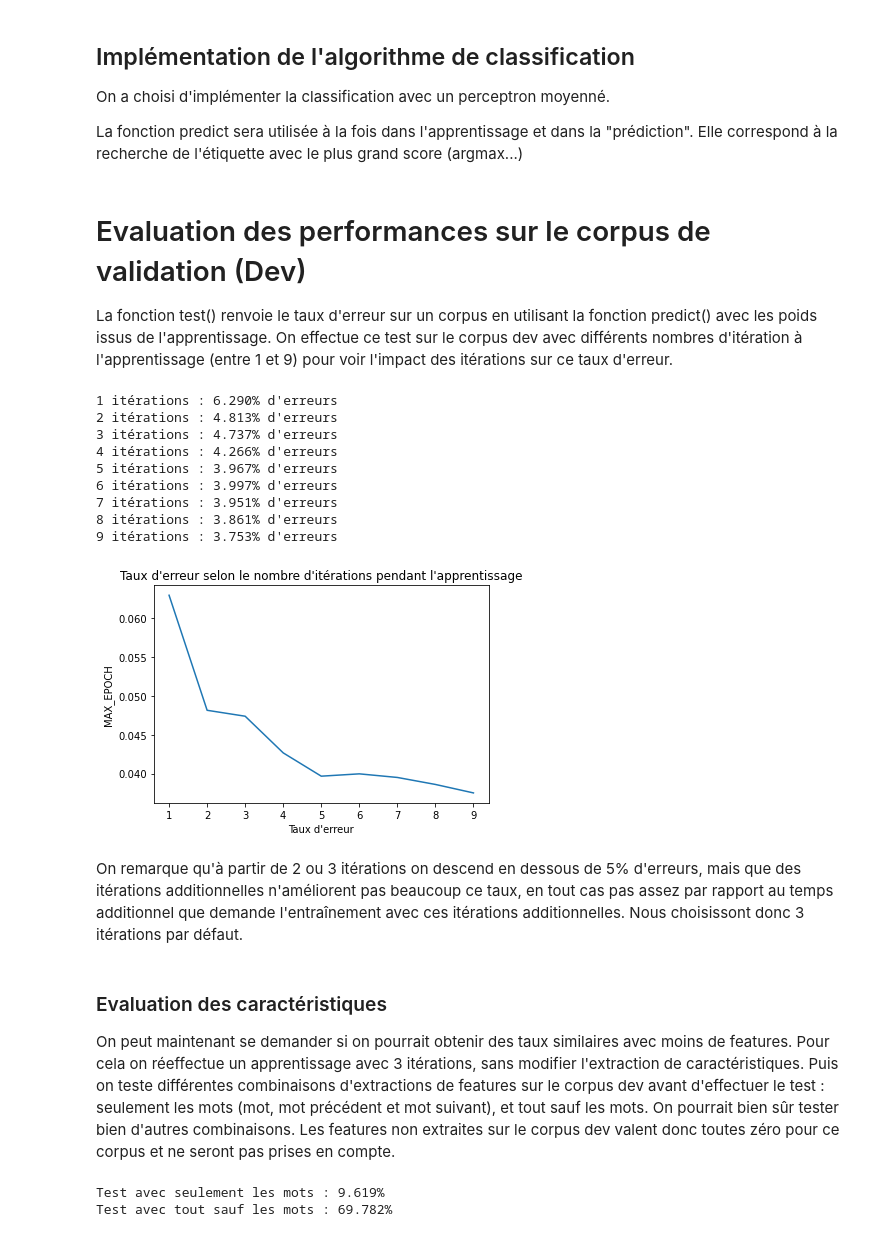
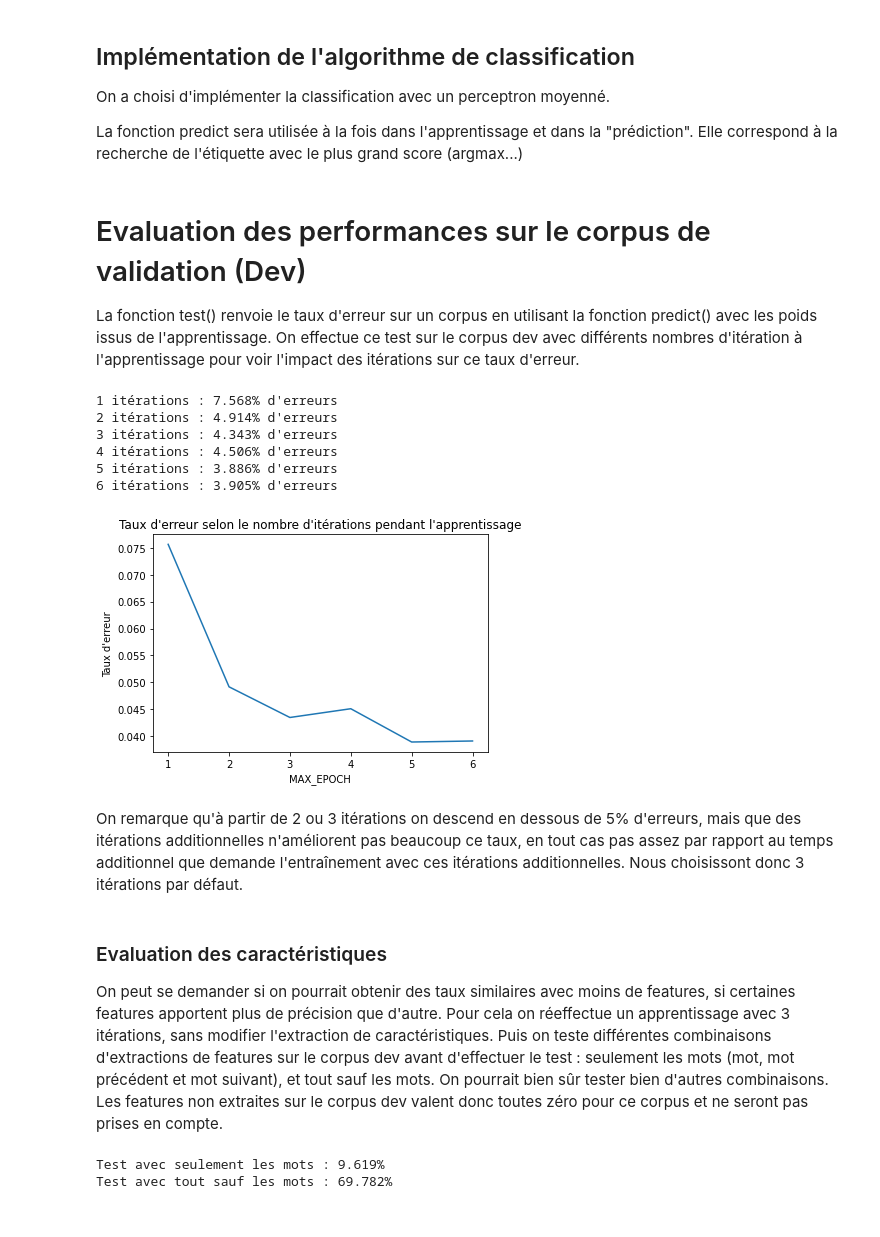
Before and after one commit to AliceAML/POSTagging, a Jupyter notebook: POStagging.ipynb, the cells around one changed output. Cells and saved outputs as stored; diff of their text form; code cells hidden in the pictures.

Commit message:
éval corpus test

```diff
--- a/POStagging.ipynb
+++ b/POStagging.ipynb
@@ -207,15 +205,14 @@ def perceptron_train(training_set, MAX_EPOCH=3):
         for word in shuffled_set:
             vec = word[0]
             gold = word[1]
-            prediction = predict(vec, w) # trouve étiquette plus probable
+            prediction = predict(vec, w) # trouve étiquette plus probable avec les poids w
             if not gold == "_" and not prediction == gold: # si le gold_label n'est pas égal à celui prédit
-                # on ignore les mots dont le gold_label est "_" ("au" et "du") car ils sont ensuite analysés comme (à le, de le)
+                # on ignore les mots dont le gold_label est "_" ("au" et "du") car ils sont ensuite analysés comme "à le" et "de le"
                 for feat in vec: # pour chaque feature du mot
                     w[gold][feat] = w[gold].get(feat,0) + vec.get(feat) #  on ajoute x(i) à chaque poids de l'étiquette correcte
                     w[prediction][feat] = w[prediction].get(feat,0) - vec[feat] #  on retire x(i) à chaque poids de l'étiquette mal prédite
-        # on ajoute w à a
-                predict(vec, w)
 
+    # on ajoute w à a
         for tag in w:
             for index in w[tag].keys():
                 a[tag][index] = a[tag].get(index, 0) + w[tag][index]
@@ -225,7 +222,7 @@ def perceptron_train(training_set, MAX_EPOCH=3):
 poids_gsd_train = perceptron_train(gsd_train_features_gold)
 # %% [markdown]
 # Evaluation des performances sur le corpus de validation (Dev)
-La fonction test() renvoie le taux d'erreur sur un corpus en utilisant la fonction predict() avec les poids issus de l'apprentissage. On effectue ce test sur le corpus dev avec différents nombres d'itération à l'apprentissage (entre 1 et 9) pour voir l'impact des itérations sur ce taux d'erreur.
+La fonction test() renvoie le taux d'erreur sur un corpus en utilisant la fonction predict() avec les poids issus de l'apprentissage. On effectue ce test sur le corpus dev avec différents nombres d'itération à l'apprentissage pour voir l'impact des itérations sur ce taux d'erreur.
 # %%
 gsd_dev_features = feature_extraction(gsd_dev)
 gsd_dev_features_gold = add_gold(gsd_dev_features, gsd_dev)
@@ -255,39 +252,36 @@ def test(corpus, poids):
     return nb_erreurs/len(corpus)
 # %%
 taux = []
-x_range = range(1, 10)
+x_range = range(1, 7)
 
 for i in x_range:
-    poids_gsd_train = perceptron_train(gsd_train_features_gold, gsd_train_features, MAX_EPOCH=i)
+    poids_gsd_train = perceptron_train(gsd_train_features_gold, MAX_EPOCH=i)
     tx_erreur = test(gsd_dev_features_gold, poids_gsd_train)
     taux.append(tx_erreur)
     print(f"{i} itérations : {tx_erreur:.3%} d'erreurs")
 # %% [output]
-1 itérations : 6.290% d'erreurs
-2 itérations : 4.813% d'erreurs
-3 itérations : 4.737% d'erreurs
-4 itérations : 4.266% d'erreurs
-5 itérations : 3.967% d'erreurs
-6 itérations : 3.997% d'erreurs
-7 itérations : 3.951% d'erreurs
-8 itérations : 3.861% d'erreurs
-9 itérations : 3.753% d'erreurs
+1 itérations : 7.568% d'erreurs
+2 itérations : 4.914% d'erreurs
+3 itérations : 4.343% d'erreurs
+4 itérations : 4.506% d'erreurs
+5 itérations : 3.886% d'erreurs
+6 itérations : 3.905% d'erreurs
 # %%
 import matplotlib.pyplot as plt
 
 plt.figure()
 plt.plot(x_range,taux)
-plt.xlabel("Taux d'erreur")
-plt.ylabel("MAX_EPOCH")
+plt.ylabel("Taux d'erreur")
+plt.xlabel("MAX_EPOCH")
 plt.title("Taux d'erreur selon le nombre d'itérations pendant l'apprentissage")
 plt.show()
 # %% [output]
-[figure, old version]
+[figure, new version]
 # %% [markdown]
 On remarque qu'à partir de 2 ou 3 itérations on descend en dessous de 5% d'erreurs, mais que des itérations additionnelles n'améliorent pas beaucoup ce taux, en tout cas pas assez par rapport au temps additionnel que demande l'entraînement avec ces itérations additionnelles. Nous choisissont donc 3 itérations par défaut.
 # %% [markdown]
 ### Evaluation des caractéristiques
-On peut maintenant se demander si on pourrait obtenir des taux similaires avec moins de features. Pour cela on réeffectue un apprentissage avec 3 itérations, sans modifier l'extraction de caractéristiques. Puis on teste différentes combinaisons d'extractions de features sur le corpus dev avant d'effectuer le test : seulement les mots (mot, mot précédent et mot suivant), et tout sauf les mots. On pourrait bien sûr tester bien d'autres combinaisons. Les features non extraites sur le corpus dev valent donc toutes zéro pour ce corpus et ne seront pas prises en compte.
+On peut se demander si on pourrait obtenir des taux similaires avec moins de features, si certaines features apportent plus de précision que d'autre. Pour cela on réeffectue un apprentissage avec 3 itérations, sans modifier l'extraction de caractéristiques. Puis on teste différentes combinaisons d'extractions de features sur le corpus dev avant d'effectuer le test : seulement les mots (mot, mot précédent et mot suivant), et tout sauf les mots. On pourrait bien sûr tester bien d'autres combinaisons. Les features non extraites sur le corpus dev valent donc toutes zéro pour ce corpus et ne seront pas prises en compte.
 # %%
 poids_gsd_train = perceptron_train(gsd_train_features_gold) # entraînement avec nombre d'itérations par défaut
 # %%
```
Also changed, not shown: parts of 8 cells of this notebook.
